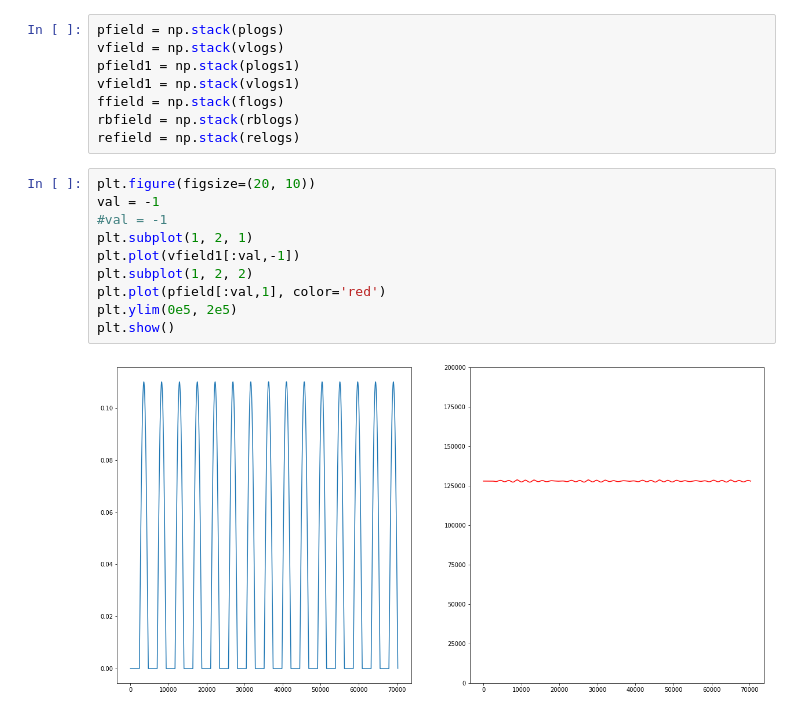
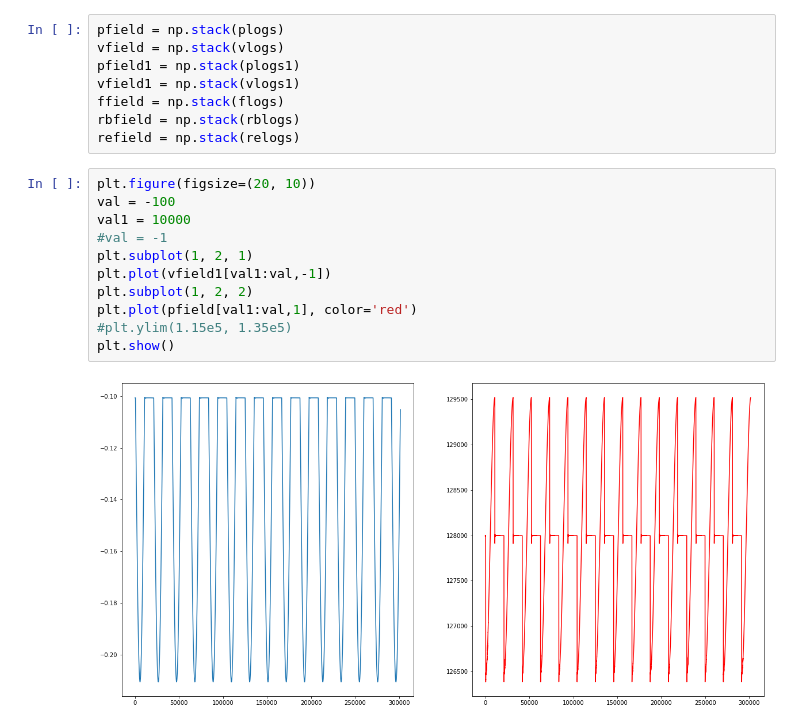
Before and after one commit to DHaspel/cavsim, a Jupyter notebook: jupyter/Valve_Test_Case_1.ipynb, the cells around one changed output. Drawn from its saved outputs; the diff is of its cells as text.

```diff
--- a/jupyter/Valve_Test_Case_1.ipynb
+++ b/jupyter/Valve_Test_Case_1.ipynb
@@ -81,13 +83,14 @@ rbfield = np.stack(rblogs)
 refield = np.stack(relogs)
 # %%
 plt.figure(figsize=(20, 10))
-val = -1
+val = -100
+val1 = 10000
 #val = -1
 plt.subplot(1, 2, 1)
-plt.plot(vfield1[:val,-1])
+plt.plot(vfield1[val1:val,-1])
 plt.subplot(1, 2, 2)
-plt.plot(pfield[:val,1], color='red')
-plt.ylim(0e5, 2e5)
+plt.plot(pfield[val1:val,1], color='red')
+#plt.ylim(1.15e5, 1.35e5)
 plt.show()
 # %% [output]
-[figure, old version]
+[figure, new version]
```
Also changed, not shown: parts of 8 cells of this notebook, 8 other files.
